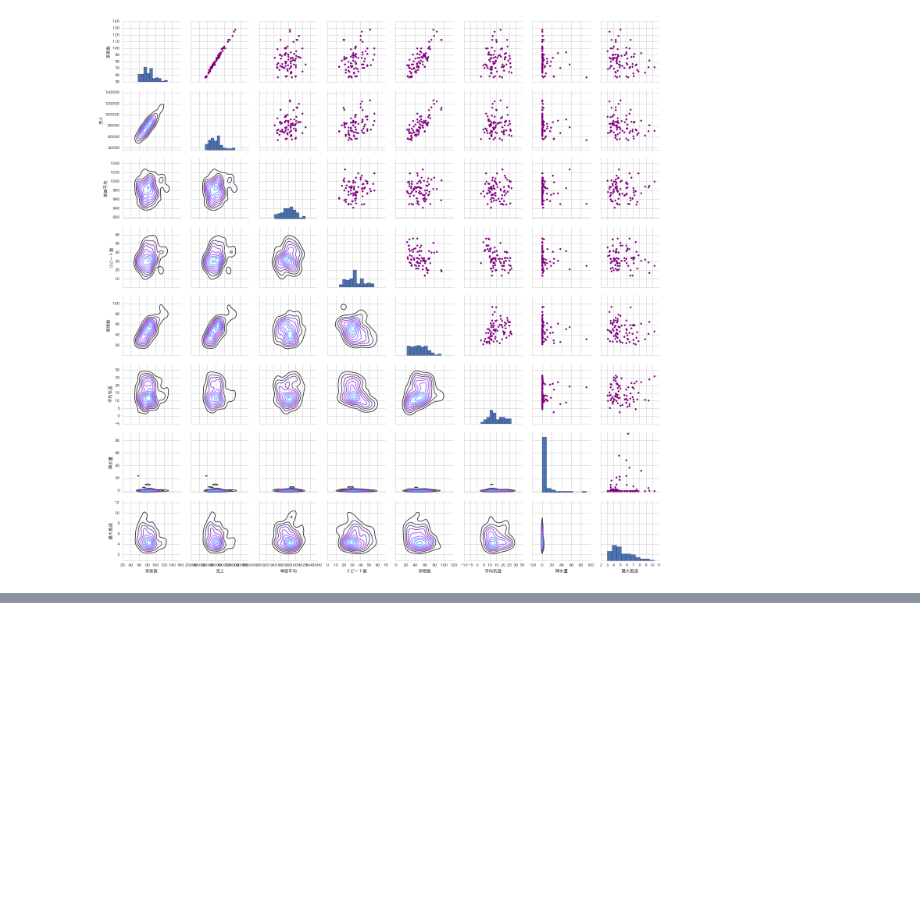
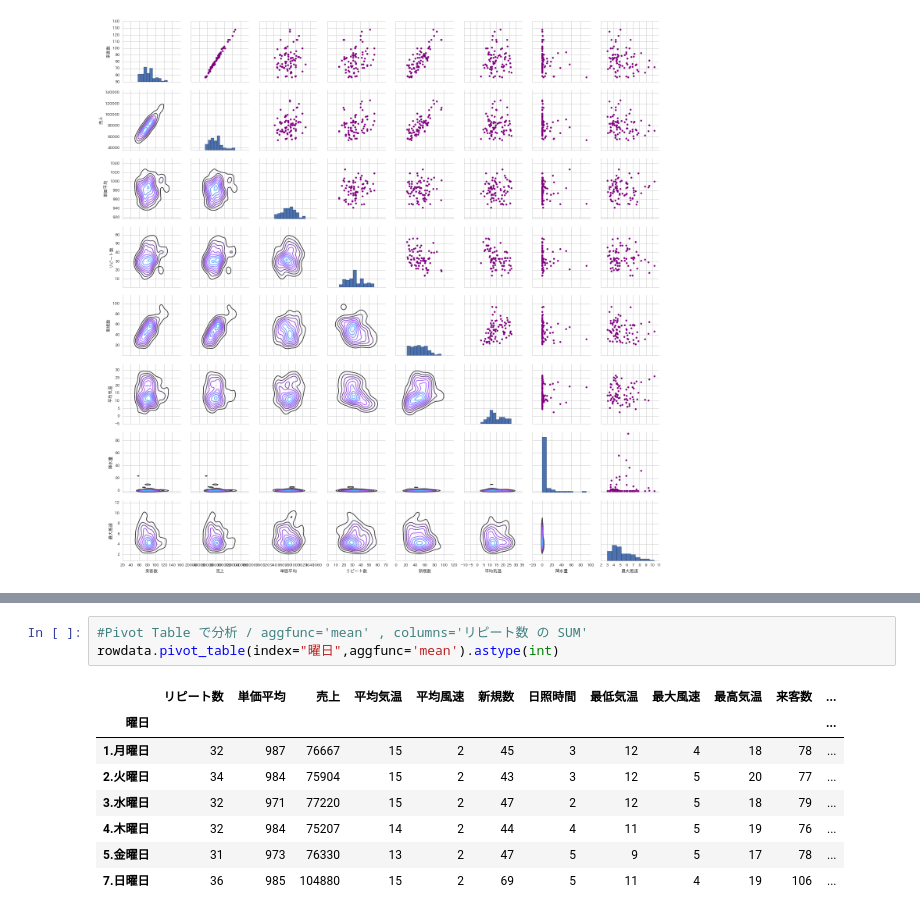
Before and after one commit to hayato1986/analysis, a Jupyter notebook: 1612tantantiger.ipynb, the cells around one changed output, grey strips where cells are left out. Saved outputs shown, nothing was run; the diff lists cells and outputs as text; blank space fills up the shorter version.

```diff
--- a/1612tantantiger.ipynb
+++ b/1612tantantiger.ipynb
@@ -193,0 +205,12 @@ returns_fig.map_diag(plt.hist,bins=10)
+# %%
+#Pivot Table で分析 / aggfunc='mean' , columns='リピート数 の SUM'
+rowdata.pivot_table(index="曜日",aggfunc='mean').astype(int)
+# %% [output]
+|  | リピート数 | 単価平均 | 売上 | 平均気温 | 平均風速 | 新規数 | 日照時間 | 最低気温 | 最大風速 | 最高気温 | 来客数 | ... |
+| 曜日 |  |  |  |  |  |  |  |  |  |  |  | ... |
+| 1.月曜日 | 32 | 987 | 76667 | 15 | 2 | 45 | 3 | 12 | 4 | 18 | 78 | ... |
+| 2.火曜日 | 34 | 984 | 75904 | 15 | 2 | 43 | 3 | 12 | 5 | 20 | 77 | ... |
+| 3.水曜日 | 32 | 971 | 77220 | 15 | 2 | 47 | 2 | 12 | 5 | 18 | 79 | ... |
+| 4.木曜日 | 32 | 984 | 75207 | 14 | 2 | 44 | 4 | 11 | 5 | 19 | 76 | ... |
+| 5.金曜日 | 31 | 973 | 76330 | 13 | 2 | 47 | 5 | 9 | 5 | 17 | 78 | ... |
+| 7.日曜日 | 36 | 985 | 104880 | 15 | 2 | 69 | 5 | 11 | 4 | 19 | 106 | ... |
```
Also changed, not shown: parts of 9 cells of this notebook.
